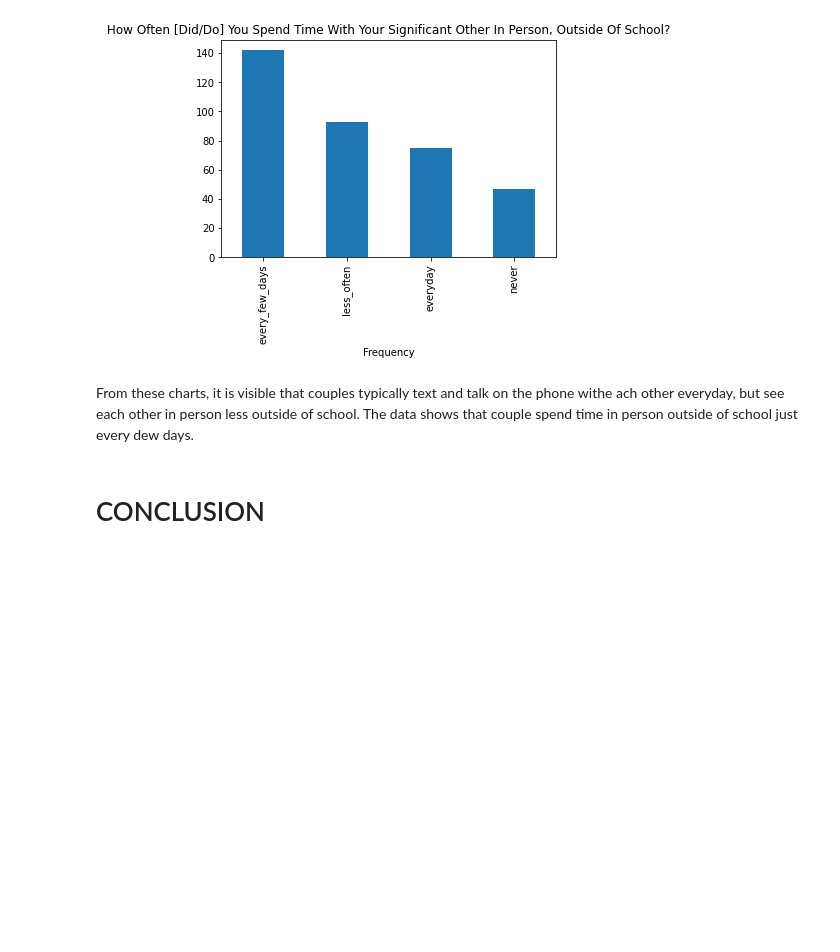
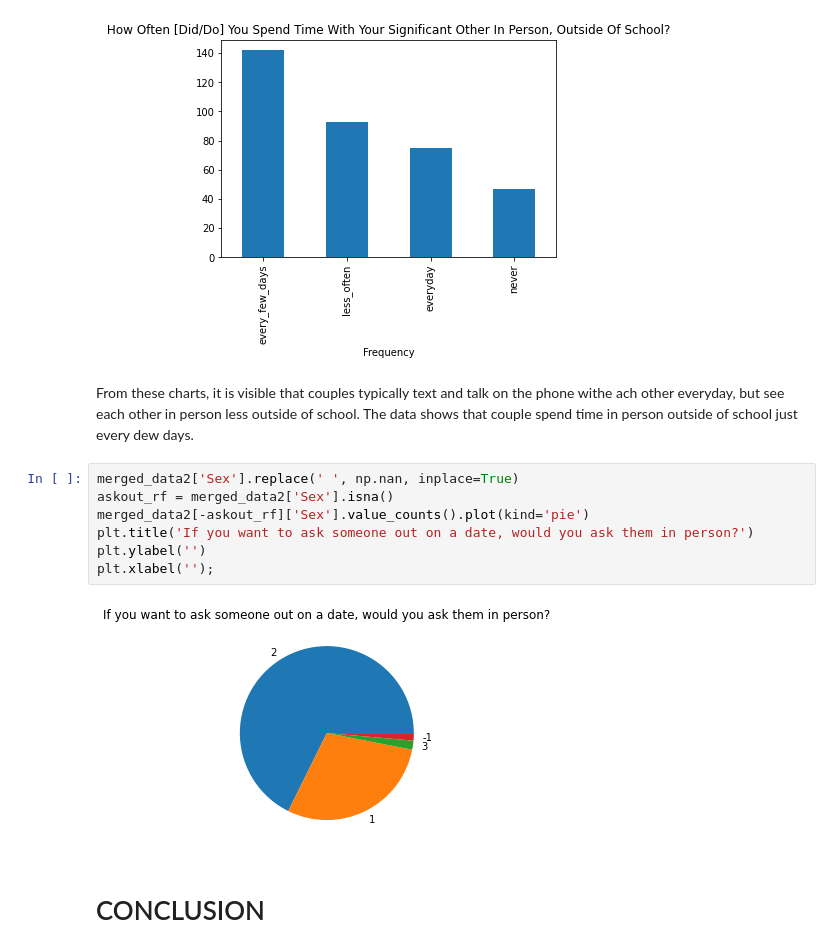
Before and after one commit to mbod/comm318_F21_Project_Group4, a Jupyter notebook: data_analysis/Data Analysis (Sofi de la Sierra).ipynb, the cells around one changed output. Cells and saved outputs as stored; diff of their text form; blank space fills up the shorter version.

```diff
--- a/data_analysis/Data Analysis (Sofi de la Sierra).ipynb
+++ b/data_analysis/Data Analysis (Sofi de la Sierra).ipynb
@@ -818,6 +801,15 @@ plt.xlabel('Frequency');
 [figure]
 # %% [markdown]
 From these charts, it is visible that couples typically text and talk on the phone withe ach other everyday, but see each other in person less outside of school. The data shows that couple spend time in person outside of school just every dew days.
+# %%
+merged_data2['Sex'].replace(' ', np.nan, inplace=True)
+askout_rf = merged_data2['Sex'].isna()
+merged_data2[-askout_rf]['Sex'].value_counts().plot(kind='pie')
+plt.title('If you want to ask someone out on a date, would you ask them in person?')
+plt.ylabel('')
+plt.xlabel('');
+# %% [output]
+[figure, added]
 # %% [markdown]
 # CONCLUSION
 # %% [markdown]
```
Also changed, not shown: parts of 5 cells of this notebook, 21 other files.
